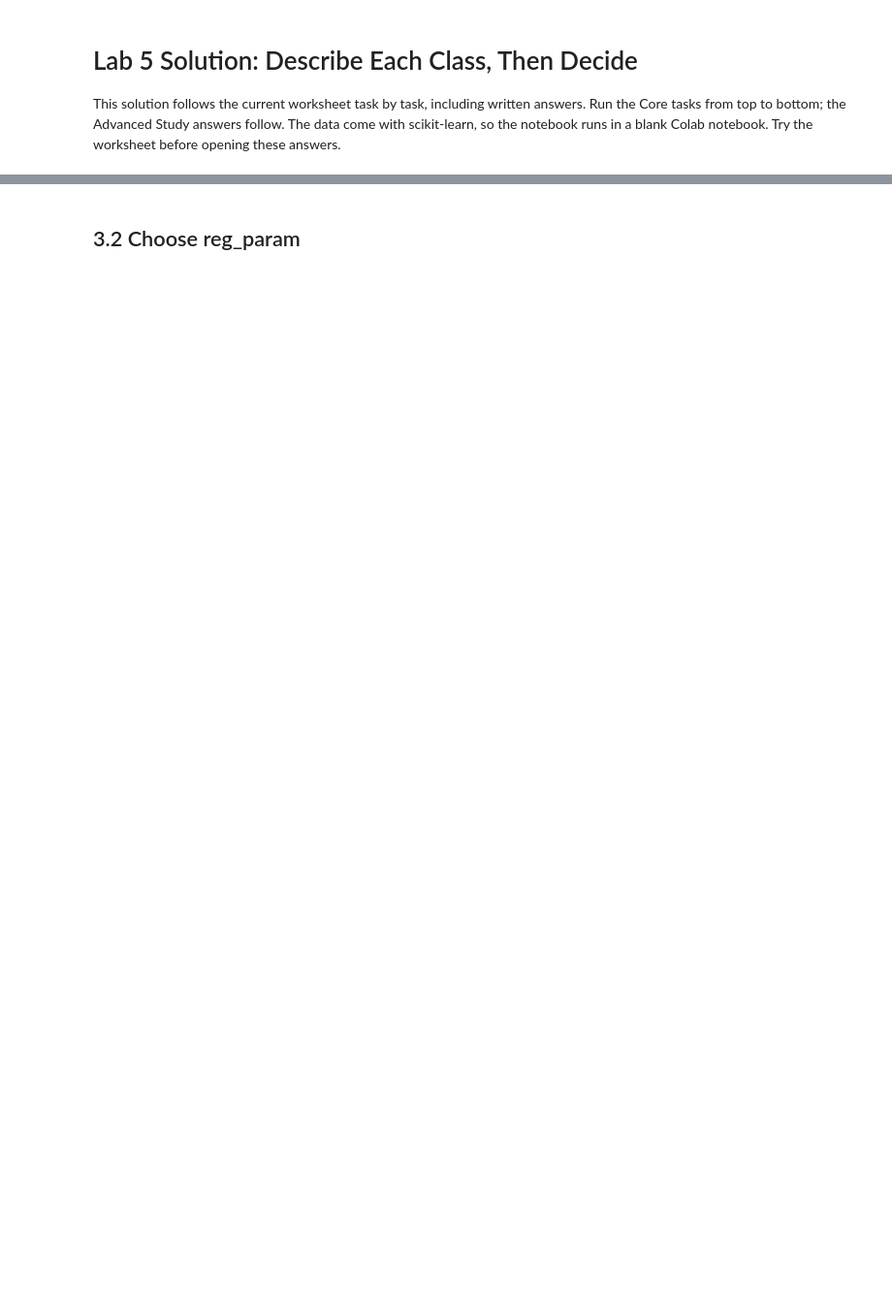
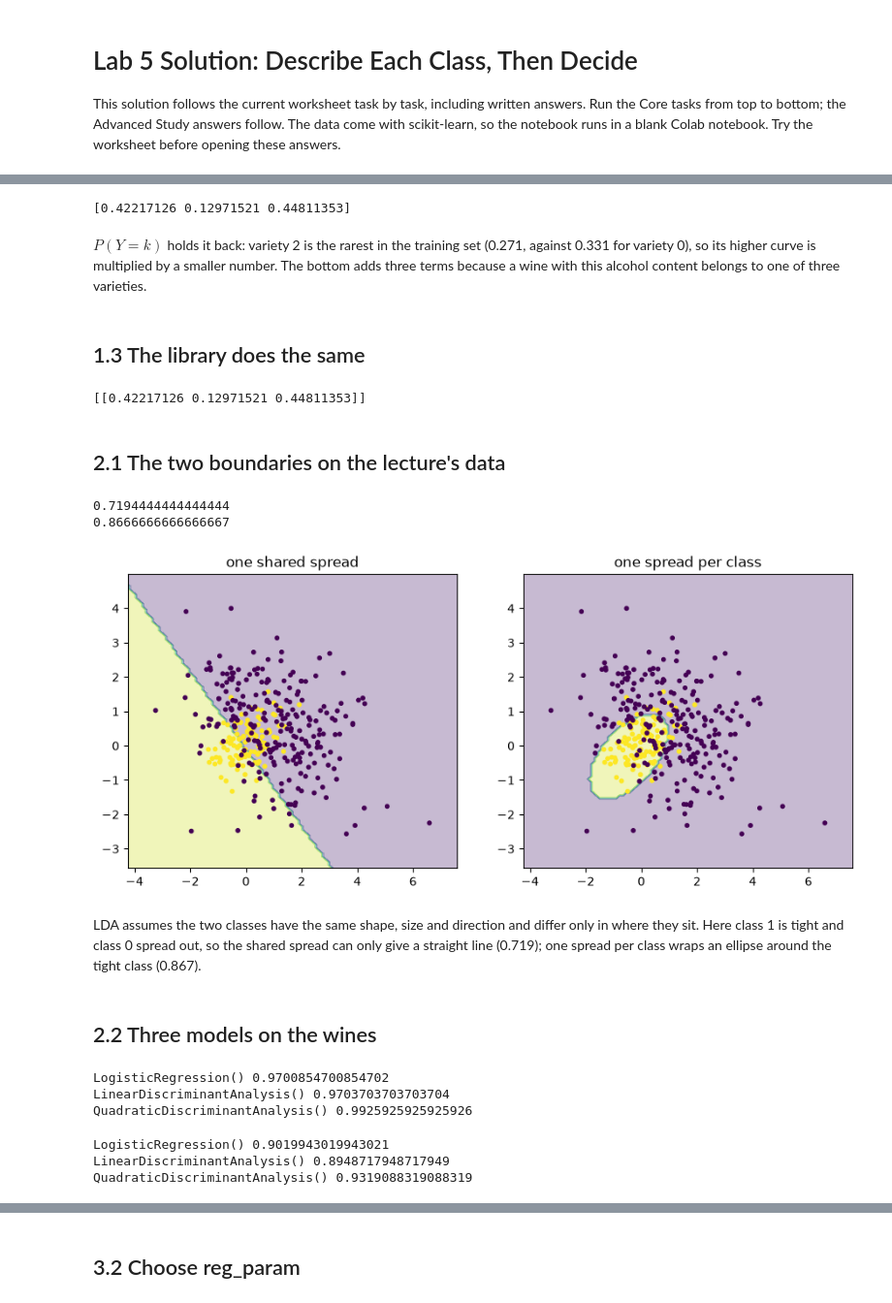
Before and after one commit to wayXing/mps311-439-course-materials, a Jupyter notebook: lecture-slids/lessons/lesson5/lab/lab_solution.ipynb, the cells around one changed output, grey strips where cells are left out. Shown at 97% size. Saved outputs shown, nothing was run; the diff lists cells and outputs as text; code cells hidden in the pictures; blank space fills up the shorter version.

```diff
--- a/lecture-slids/lessons/lesson5/lab/lab_solution.ipynb
+++ b/lecture-slids/lessons/lesson5/lab/lab_solution.ipynb
@@ -149,0 +46,71 @@ The spread is 0, so the ellipse has no thickness in that direction. Measured by
+# %%
+x = 13.32                                                 # alcohol of one wine: then try 12.5, 13.0, 14.0
+tops = np.zeros(3)                                        # P(Y=k) times height, one per variety
+for k in [0, 1, 2]:                                       # the three varieties
+    alcohol_k = X_train[y_train == k, 0]                  # alcohol of the training wines of variety k
+    prior = (y_train == k).mean()                      # P(Y=k): fraction of training wines of variety k
+    height = norm.pdf(x, alcohol_k.mean(), alcohol_k.std(ddof=1))   # height of variety k's bell curve at x
+    tops[k] = prior * height                              # P(Y=k) times height
+print(tops / tops.sum())                                  # Bayes' rule: probability of each variety
+# %% [output]
+[0.42217126 0.12971521 0.44811353]
+# %% [markdown]
+$P(Y=k)$ holds it back: variety 2 is the rarest in the training set (0.271, against 0.331 for variety 0), so its higher curve is multiplied by a smaller number. The bottom adds three terms because a wine with this alcohol content belongs to one of three varieties.
+# %% [markdown]
+## 1.3 The library does the same
+# %%
+qda_one = QuadraticDiscriminantAnalysis()                 # one bell curve per variety
+qda_one.fit(X_train[:, [0]], y_train)                     # alcohol only
+print(qda_one.predict_proba([[13.32]]))                   # its probabilities for alcohol 13.32
+# %% [output]
+[[0.42217126 0.12971521 0.44811353]]
+# %% [markdown]
+## 2.1 The two boundaries on the lecture's data
+# %%
+rng = np.random.default_rng(0)                            # the same random numbers as the lecture
+X1 = rng.multivariate_normal([0, 0], [[0.35, 0.15], [0.15, 0.35]], 120)      # class 1: tight
+X0 = rng.multivariate_normal([1.0, 0.6], [[2.2, -0.6], [-0.6, 1.6]], 240)    # class 0: spread out
+X_two = np.vstack([X1, X0])                               # 360 points, 2 features
+y_two = np.concatenate([np.ones(120), np.zeros(240)])     # their labels
+model_shared = LinearDiscriminantAnalysis()                                     # one spread shared by both classes
+model_shared.fit(X_two, y_two)
+model_own = QuadraticDiscriminantAnalysis()               # one spread per class
+model_own.fit(X_two, y_two)
+print(model_shared.score(X_two, y_two))                   # accuracy, shared spread
+print(model_own.score(X_two, y_two))                      # accuracy, one spread per class
+# %% [output]
+0.7194444444444444
+0.8666666666666667
+# %%
+fig, axes = plt.subplots(1, 2, figsize=(11, 4.5))         # two plots side by side
+DecisionBoundaryDisplay.from_estimator(model_shared, X_two, response_method="predict", alpha=0.3, ax=axes[0])   # shade each predicted class
+axes[0].scatter(X_two[:, 0], X_two[:, 1], c=y_two, s=10)  # the points, coloured by class
+axes[0].set_title("one shared spread")
+DecisionBoundaryDisplay.from_estimator(model_own, X_two, response_method="predict", alpha=0.3, ax=axes[1])
+axes[1].scatter(X_two[:, 0], X_two[:, 1], c=y_two, s=10)
+axes[1].set_title("one spread per class")
+plt.show()
+# %% [output]
+[figure, added]
+# %% [markdown]
+LDA assumes the two classes have the same shape, size and direction and differ only in where they sit. Here class 1 is tight and class 0 spread out, so the shared spread can only give a straight line (0.719); one spread per class wraps an ellipse around the tight class (0.867).
+# %% [markdown]
+## 2.2 Three models on the wines
+# %%
+warnings.filterwarnings("ignore")                         # keep the output short
+for model in [LogisticRegression(), LinearDiscriminantAnalysis(), QuadraticDiscriminantAnalysis()]:
+    scores = cross_val_score(model, X_train_s, y_train, cv=kf)   # accuracy on each of the 5 folds
+    print(model, scores.mean())                           # the model and its average accuracy
+# %% [output]
+LogisticRegression() 0.9700854700854702
+LinearDiscriminantAnalysis() 0.9703703703703704
+QuadraticDiscriminantAnalysis() 0.9925925925925926
+# %%
+cols = [6, 9]                                             # two columns: then choose your own
+for model in [LogisticRegression(), LinearDiscriminantAnalysis(), QuadraticDiscriminantAnalysis()]:
+    scores = cross_val_score(model, X_train_s[:, cols], y_train, cv=kf)   # only the chosen columns
+    print(model, scores.mean())
+# %% [output]
+LogisticRegression() 0.9019943019943021
+LinearDiscriminantAnalysis() 0.8948717948717949
+QuadraticDiscriminantAnalysis() 0.9319088319088319
```
Also changed, not shown: parts of 43 cells of this notebook, 21 other files.
